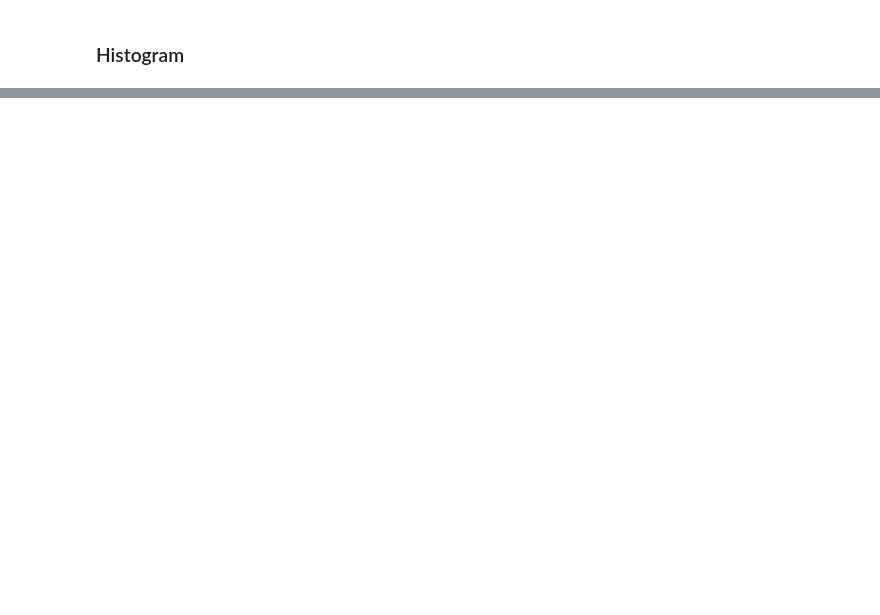
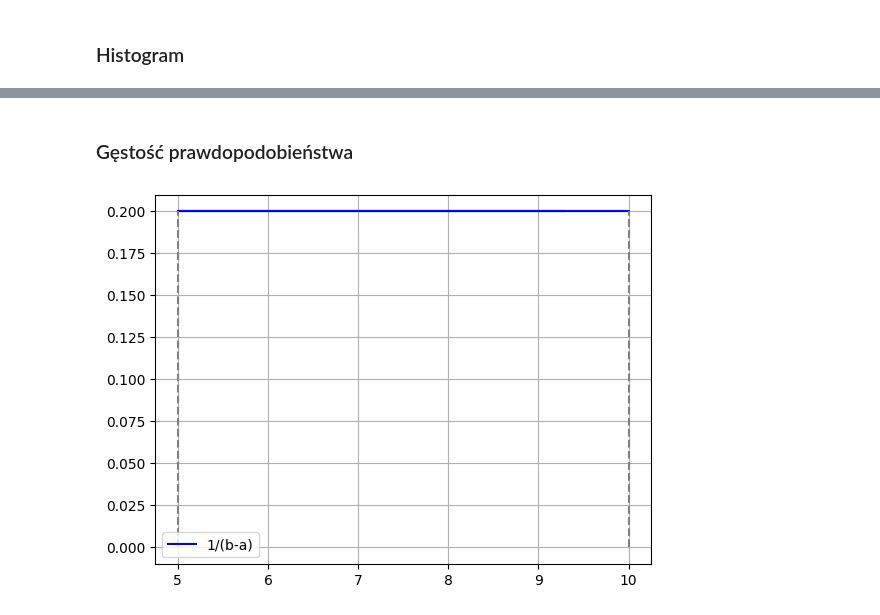
Before and after one commit to mbrunka/stochastyka-white-noise, a Jupyter notebook: main.ipynb, the cells around one changed output, grey strips where cells are left out. Drawn from its saved outputs; the diff is of its cells as text; code cells hidden in the pictures; blank space fills up the shorter version.

```diff
--- a/main.ipynb
+++ b/main.ipynb
@@ -70,0 +80,14 @@ plt.show()
+# %% [markdown]
+### Gęstość prawdopodobieństwa
+# %%
+x = np.linspace(ZAKRES[0], ZAKRES[1], 100)
+plt.plot(szum_bialy, uniform.pdf(szum_bialy, loc=ZAKRES[0], scale=ZAKRES[1]-ZAKRES[0]), 'b', label='1/(b-a)')
+# Dodanie linii przerywanych na początku i końcu
+plt.vlines(ZAKRES[0], 0, uniform.pdf(ZAKRES[0], loc=ZAKRES[0], scale=ZAKRES[1] - ZAKRES[0]), colors='gray', linestyles='dashed')
+plt.vlines(ZAKRES[1], 0, uniform.pdf(ZAKRES[1], loc=ZAKRES[0], scale=ZAKRES[1] - ZAKRES[0]), colors='gray', linestyles='dashed')
+
+plt.legend()
+plt.grid(True)
+plt.show()
+# %% [output]
+[figure, added]
```
Also changed, not shown: parts of 7 cells of this notebook.
